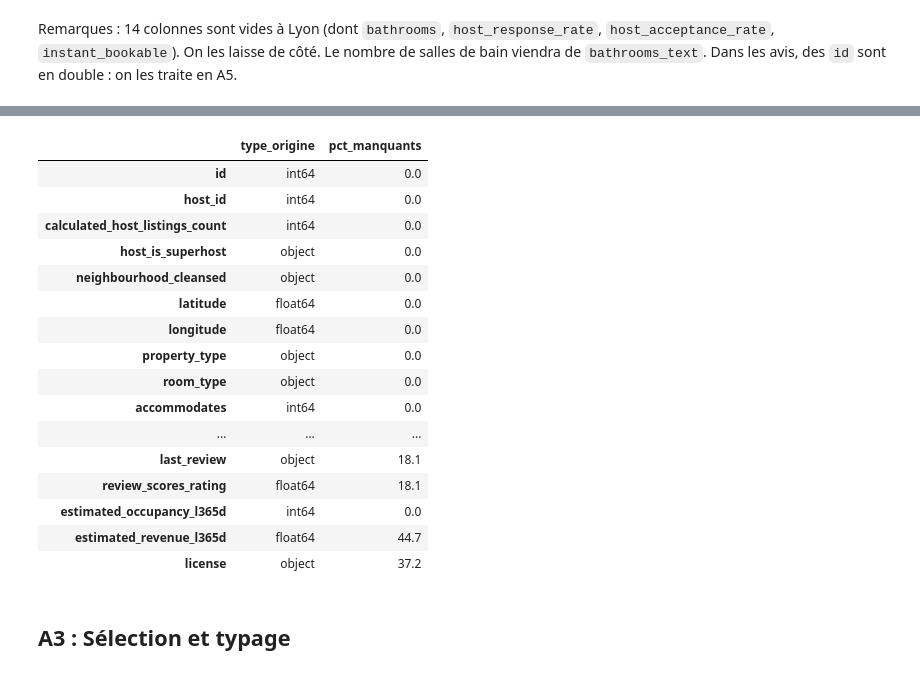
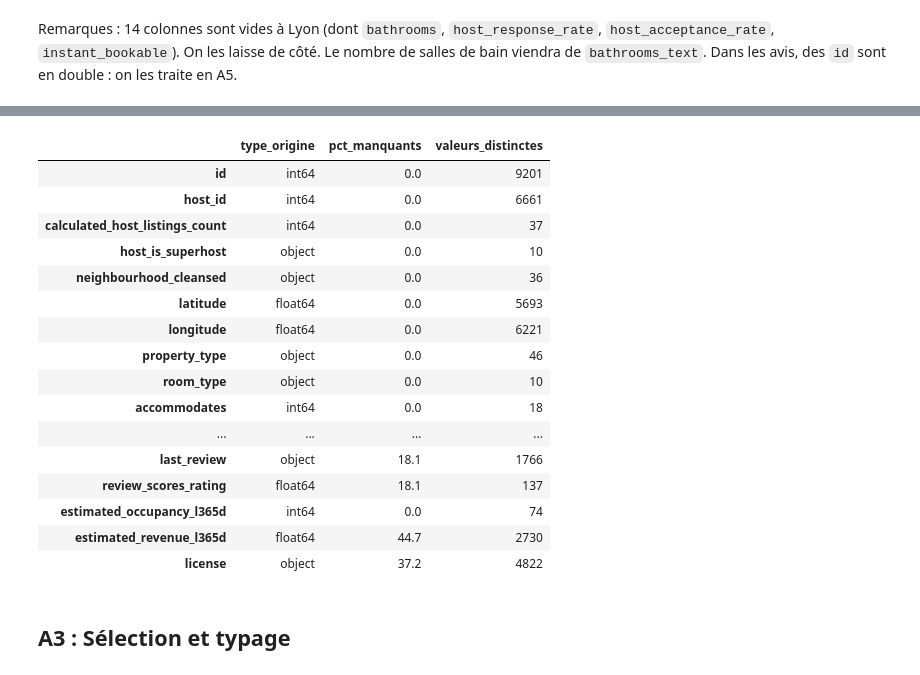
Before and after one commit to soufayanounjiasse/airbnb-investissement-lyon, a Jupyter notebook: notebooks/A_data_management.ipynb, the cells around one changed output, grey strips where cells are left out. Drawn from its saved outputs; the diff is of its cells as text; code cells hidden in the pictures.

```diff
--- a/notebooks/A_data_management.ipynb
+++ b/notebooks/A_data_management.ipynb
@@ -205,33 +209,34 @@ Les trois dernières colonnes de prix, d'occupation et de revenu ne sont pas dan
 # %%
 colonnes = ["id", "host_id", "calculated_host_listings_count", "host_is_superhost",
             "neighbourhood_cleansed", "latitude", "longitude", "property_type", "room_type",
             "accommodates", "bedrooms", "beds", "bathrooms_text", "amenities", "price",
             "price_quote_price_per_night", "minimum_nights", "availability_365",
             "number_of_reviews", "number_of_reviews_ltm", "first_review", "last_review",
             "review_scores_rating", "estimated_occupancy_l365d", "estimated_revenue_l365d", "license"]
 
-# Type d'origine et % de manquants des colonnes retenues
+# Type d'origine, % de manquants et nombre de valeurs distinctes des colonnes retenues
 dictionnaire = pd.DataFrame({"type_origine": listings_brut[colonnes].dtypes,
-                             "pct_manquants": manquants[colonnes]})
+                             "pct_manquants": manquants[colonnes],
+                             "valeurs_distinctes": listings_brut[colonnes].nunique()})
 dictionnaire
 # %% [output]
-|  | type_origine | pct_manquants |
-| id | int64 | 0.0 |
-| host_id | int64 | 0.0 |
-| calculated_host_listings_count | int64 | 0.0 |
-| host_is_superhost | object | 0.0 |
-| neighbourhood_cleansed | object | 0.0 |
-| latitude | float64 | 0.0 |
-| longitude | float64 | 0.0 |
-| property_type | object | 0.0 |
-| room_type | object | 0.0 |
-| accommodates | int64 | 0.0 |
-| ... | ... | ... |
-| last_review | object | 18.1 |
-| review_scores_rating | float64 | 18.1 |
-| estimated_occupancy_l365d | int64 | 0.0 |
-| estimated_revenue_l365d | float64 | 44.7 |
-| license | object | 37.2 |
+|  | type_origine | pct_manquants | valeurs_distinctes |
+| id | int64 | 0.0 | 9201 |
+| host_id | int64 | 0.0 | 6661 |
+| calculated_host_listings_count | int64 | 0.0 | 37 |
+| host_is_superhost | object | 0.0 | 10 |
+| neighbourhood_cleansed | object | 0.0 | 36 |
+| latitude | float64 | 0.0 | 5693 |
+| longitude | float64 | 0.0 | 6221 |
+| property_type | object | 0.0 | 46 |
+| room_type | object | 0.0 | 10 |
+| accommodates | int64 | 0.0 | 18 |
+| ... | ... | ... | ... |
+| last_review | object | 18.1 | 1766 |
+| review_scores_rating | float64 | 18.1 | 137 |
+| estimated_occupancy_l365d | int64 | 0.0 | 74 |
+| estimated_revenue_l365d | float64 | 44.7 | 2730 |
+| license | object | 37.2 | 4822 |
 # %% [markdown]
 ## A3 : Sélection et typage
 # %%
```
Also changed, not shown: parts of 7 cells of this notebook.
